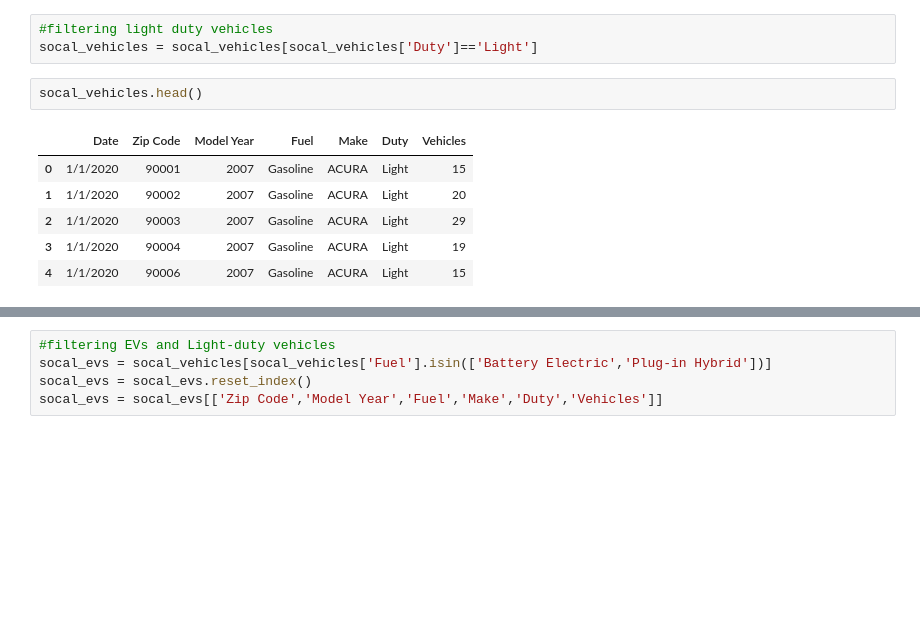
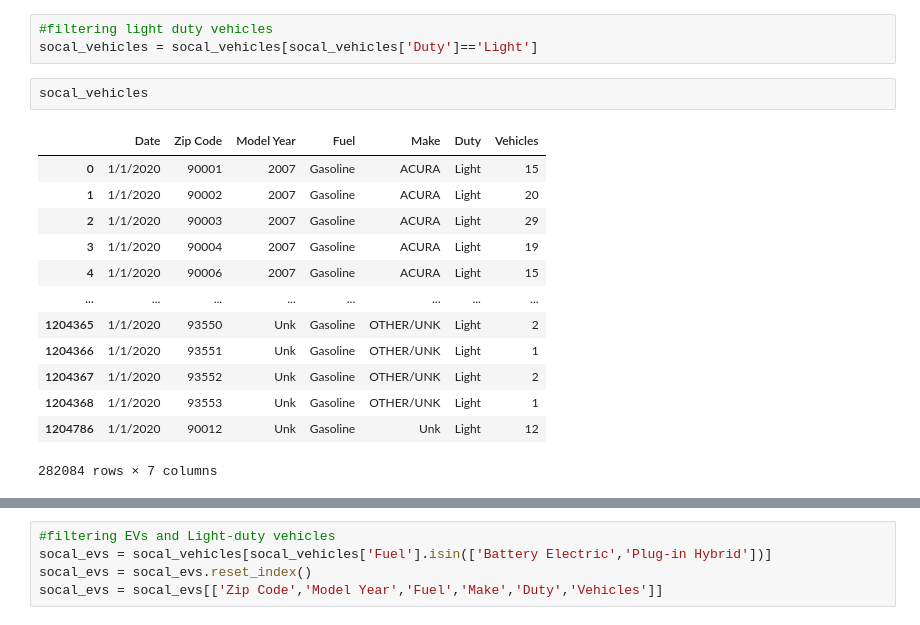
Before and after one commit to jarviskroos7/SoCalEVCSNetwork, a Jupyter notebook: notebooks/dmv.ipynb, the cells around one changed output, grey strips where cells are left out. Cells and saved outputs as stored; diff of their text form; blank space fills up the shorter version.

```diff
--- a/notebooks/dmv.ipynb
+++ b/notebooks/dmv.ipynb
@@ -80,11 +80,18 @@ socal_vehicles = vehicles[vehicles['Zip Code'].isin(socal_zipcodes['Zip Code'])]
 #filtering light duty vehicles
 socal_vehicles = socal_vehicles[socal_vehicles['Duty']=='Light']
 # %%
-socal_vehicles.head()
+socal_vehicles
 # %% [output]
 |  | Date | Zip Code | Model Year | Fuel | Make | Duty | Vehicles |
 | 0 | 1/1/2020 | 90001 | 2007 | Gasoline | ACURA | Light | 15 |
 | 1 | 1/1/2020 | 90002 | 2007 | Gasoline | ACURA | Light | 20 |
 | 2 | 1/1/2020 | 90003 | 2007 | Gasoline | ACURA | Light | 29 |
 | 3 | 1/1/2020 | 90004 | 2007 | Gasoline | ACURA | Light | 19 |
 | 4 | 1/1/2020 | 90006 | 2007 | Gasoline | ACURA | Light | 15 |
+| ... | ... | ... | ... | ... | ... | ... | ... |
+| 1204365 | 1/1/2020 | 93550 | Unk | Gasoline | OTHER/UNK | Light | 2 |
+| 1204366 | 1/1/2020 | 93551 | Unk | Gasoline | OTHER/UNK | Light | 1 |
+| 1204367 | 1/1/2020 | 93552 | Unk | Gasoline | OTHER/UNK | Light | 2 |
+| 1204368 | 1/1/2020 | 93553 | Unk | Gasoline | OTHER/UNK | Light | 1 |
+| 1204786 | 1/1/2020 | 90012 | Unk | Gasoline | Unk | Light | 12 |
+282084 rows × 7 columns
```
Also changed, not shown: parts of 19 cells of this notebook, 10 other files.
